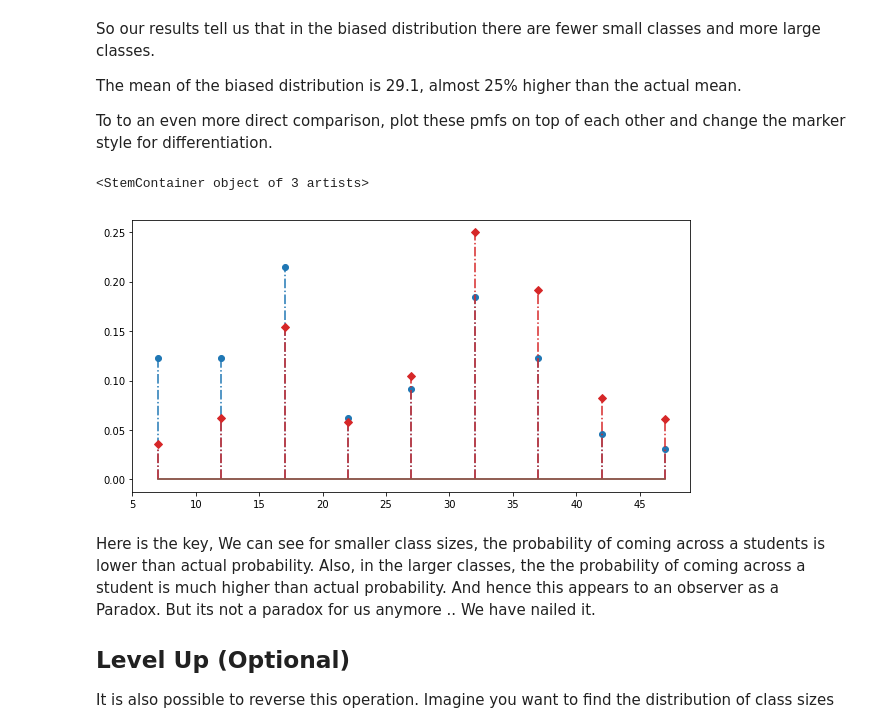
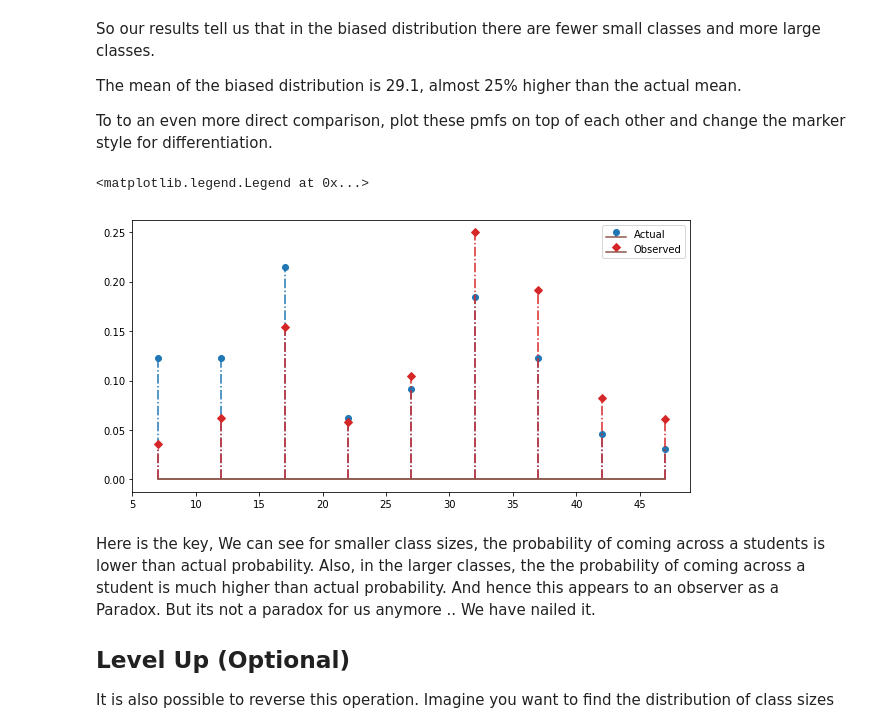
Before and after one commit to georgewillben/dsc-0-09-07-stats-pmf-lab-online-ds-pt-100118, a Jupyter notebook: index.ipynb, the cells around one changed output. Saved outputs shown, nothing was run; the diff lists cells and outputs as text; code cells hidden in the pictures.

```diff
--- a/index.ipynb
+++ b/index.ipynb
@@ -200,11 +200,12 @@ To to an even more direct comparison, plot these pmfs on top of each other and c
 # %%
 # Plot pmfs overlapping
 fig = plt.figure(figsize=(10,5))
 plt.stem(sizes,pmf, linefmt = 'C0-.',  markerfmt='C0o',  basefmt='C5', label='Actual')
 plt.stem(sizes, pmf2, linefmt = 'C3-.',  markerfmt='C3D',  basefmt='C5', label='Observed')
+plt.legend()
 # %% [output]
-<StemContainer object of 3 artists>
+<matplotlib.legend.Legend at 0x...>
-[figure, old version]
+[figure, new version]
 # %% [markdown]
 Here is the key, We can see for smaller class sizes, the probability of coming across a students is lower than actual probability. Also, in the larger classes, the the probability of coming across a student is much higher than actual probability. And hence this appears to an observer as a Paradox. But its not a paradox for us anymore .. We have nailed it.
 
```
